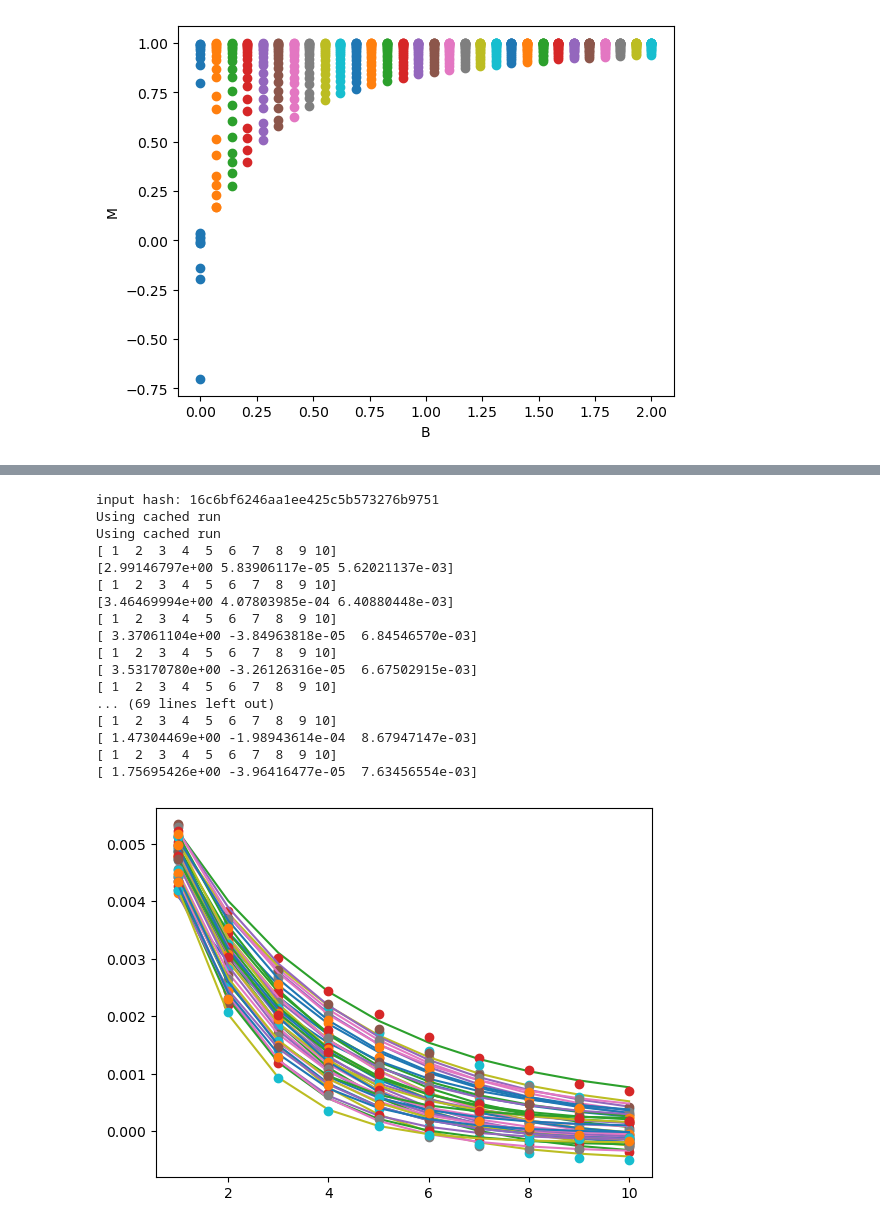
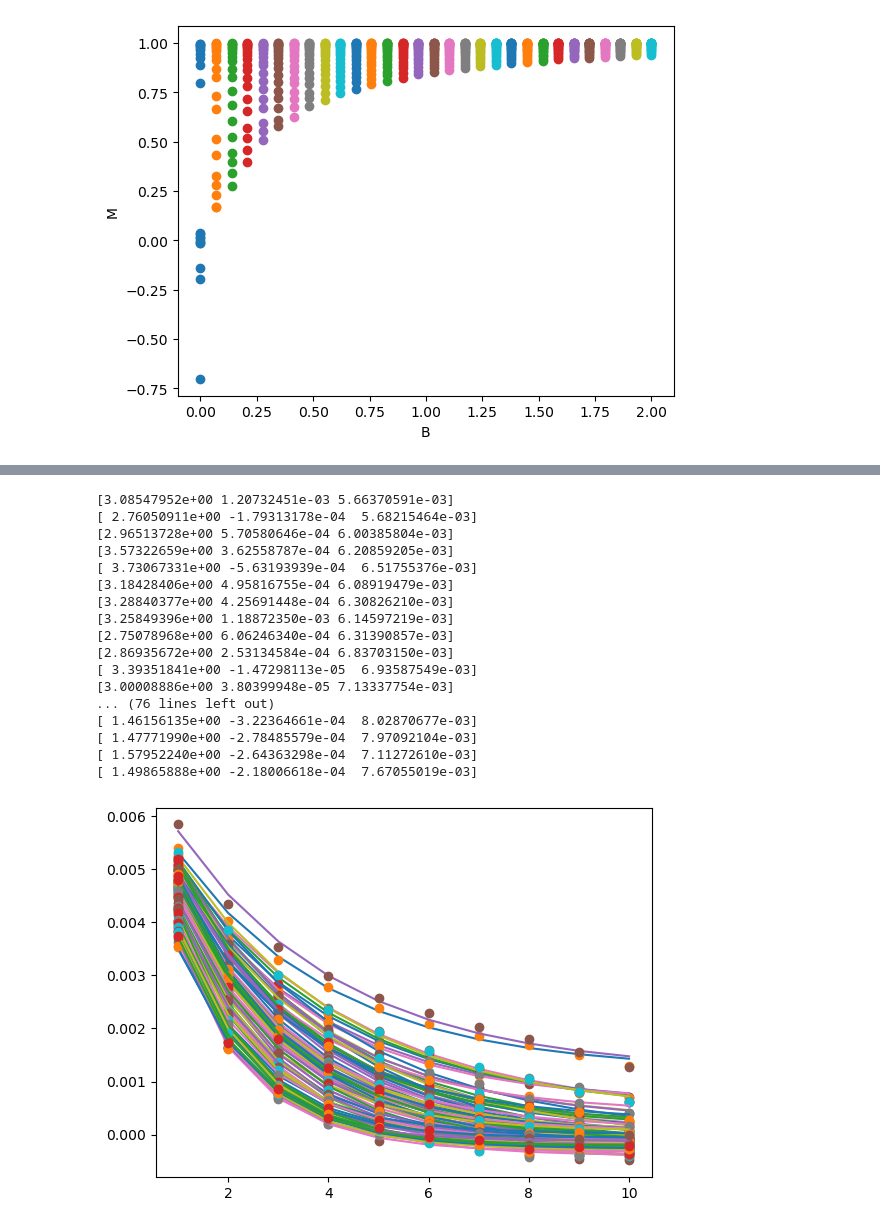
Before and after one commit to gfitez/ising, a Jupyter notebook: analyze.ipynb, the cells around one changed output, grey strips where cells are left out. Cells and saved outputs as stored; diff of their text form; code cells hidden in the pictures.

```diff
--- a/analyze.ipynb
+++ b/analyze.ipynb
@@ -130,22 +82,19 @@ KeyboardInterrupt:
 
 #SC,EM = getRun({"t_step":0.01, "flip_perc":0.05, "N":40, "t_min":1.6, "t_max":2.3, "n_burnin":75000, "n_steps":100000, "b_top":10, "t_top":20, "use_gaussian":False})
 
-
-EM=EM[EM["Temp"]<Tc]
-
 M=abs(EM["M_mean"])
-T=(EM["Temp"]-Tc)/Tc
+T=EM["Temp"]
 plt.plot(T,M,"o")
 
 def sloop(t,Tc,beta,b):
-    return b*np.abs(t)**beta
+    return b*np.abs((t-Tc)/Tc)**beta
 #def line(x,m,b):
 #    return x*m+b
 
-iMin=0
-iMax=len(T)-10
+iMin = np.where(T > 2)[0][0]
+iMax = np.where(T<2.3)[0][-1]
 
-popt,pcov = curve_fit(sloop,T[iMin:iMax],M[iMin:iMax],p0=(2.2,1/8,1))
+popt,pcov = curve_fit(sloop,T[iMin:iMax],M[iMin:iMax],p0=(2.265,1/8,1), maxfev=5000)
 #popt,pcov = curve_fit(line,T[iMin:iMax],M[iMin:iMax])
 print(popt)
 
@@ -153,6 +102,7 @@ plt.plot(T[iMin:iMax],sloop(T[iMin:iMax],*popt),label=f"T^{popt[1]}")
 plt.xlabel("T")
 plt.ylabel("M")
 plt.legend()
+plt.xlim(2,2.3)
 #plt.yscale("log")
 #plt.xscale("log")
 
@@ -280,58 +239,62 @@ Using cached run
 # %%
 """Calculate nu"""
 #SC,EM = getRun({"t_step":0.01, "flip_perc":0.05, "N":100, "t_min":2.3, "t_max":2.7, "n_burnin":25000, "n_steps":50000, "b_top":10, "t_top":20, "use_gaussian":False})
 
 
 correlations=[]
 temps=[]
 
 def correlationFalloff(d,xi,c,a):
     return a*np.exp(-d/xi)+c
 
 
 xis=[]
 for i in range(SC.shape[0]):
     row = SC.iloc[i]
-    temps.append(row[0])
+    temp=row[0]
 
-    correlations=row[1:11]
-    xVals=np.arange(1,len(correlations)+1)
-    print(xVals)
+    if temp>Tc and temp<3:
+        temps.append(temp)
 
-    popt,pcov = curve_fit(correlationFalloff, xVals, correlations)
-    print(popt)
-    plt.plot(xVals, correlationFalloff(xVals, *popt))
-    plt.plot(xVals, correlations,"o")
+        correlations=row[1:11]
+        xVals=np.arange(1,len(correlations)+1)
 
-    xis.append(popt[0])
+        popt,pcov = curve_fit(correlationFalloff, xVals, correlations, maxfev=20000)
+        print(popt)
+        plt.plot(xVals, correlationFalloff(xVals, *popt))
+        plt.plot(xVals, correlations,"o")
+
+        xis.append(popt[0])
 plt.show()
 
 
 plt.plot(temps,xis,"o")
 
-def correlationVTemp(t,nu,c,a):
-    return a*np.exp(-t/nu)+c
+def correlationVTemp(t,Tc,nu,c,a):
+    Tc=2.26
+    return a*abs((t-Tc)/Tc)**nu+c
 
-popt,pcov = curve_fit(correlationFalloff, temps, xis, maxfev=5000)
-print(popt)
+popt,pcov = curve_fit(correlationVTemp, temps, xis, maxfev=50000, p0=(2.6,1,0,1))
+
 
 plt.plot(temps,correlationVTemp(np.array(temps), *popt))
+print(popt)
 # %% [output]
-input hash: 16c6bf6246aa1ee425c5b573276b9751
-Using cached run
-Using cached run
-[ 1  2  3  4  5  6  7  8  9 10]
-[2.99146797e+00 5.83906117e-05 5.62021137e-03]
-[ 1  2  3  4  5  6  7  8  9 10]
-[3.46469994e+00 4.07803985e-04 6.40880448e-03]
-[ 1  2  3  4  5  6  7  8  9 10]
-[ 3.37061104e+00 -3.84963818e-05  6.84546570e-03]
-[ 1  2  3  4  5  6  7  8  9 10]
-[ 3.53170780e+00 -3.26126316e-05  6.67502915e-03]
-[ 1  2  3  4  5  6  7  8  9 10]
-... (69 lines left out)
-[ 1  2  3  4  5  6  7  8  9 10]
-[ 1.47304469e+00 -1.98943614e-04  8.67947147e-03]
-[ 1  2  3  4  5  6  7  8  9 10]
-[ 1.75695426e+00 -3.96416477e-05  7.63456554e-03]
+[3.08547952e+00 1.20732451e-03 5.66370591e-03]
+[ 2.76050911e+00 -1.79313178e-04  5.68215464e-03]
+[2.96513728e+00 5.70580646e-04 6.00385804e-03]
+[3.57322659e+00 3.62558787e-04 6.20859205e-03]
+[ 3.73067331e+00 -5.63193939e-04  6.51755376e-03]
+[3.18428406e+00 4.95816755e-04 6.08919479e-03]
+[3.28840377e+00 4.25691448e-04 6.30826210e-03]
+[3.25849396e+00 1.18872350e-03 6.14597219e-03]
+[2.75078968e+00 6.06246340e-04 6.31390857e-03]
+[2.86935672e+00 2.53134584e-04 6.83703150e-03]
+[ 3.39351841e+00 -1.47298113e-05  6.93587549e-03]
+[3.00008886e+00 3.80399948e-05 7.13337754e-03]
+... (76 lines left out)
+[ 1.46156135e+00 -3.22364661e-04  8.02870677e-03]
+[ 1.47771990e+00 -2.78485579e-04  7.97092104e-03]
+[ 1.57952240e+00 -2.64363298e-04  7.11272610e-03]
+[ 1.49865888e+00 -2.18006618e-04  7.67055019e-03]
-[figure, old version]
+[figure, new version]
```
Also changed, not shown: parts of 7 cells of this notebook, 1 other file.
